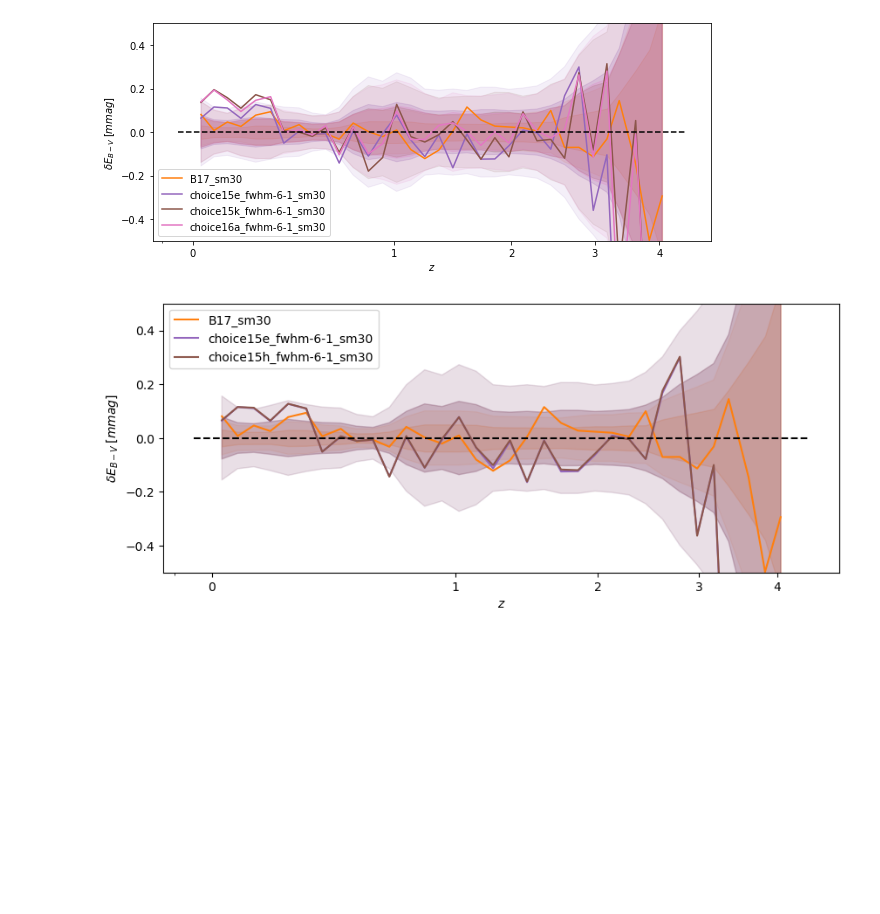
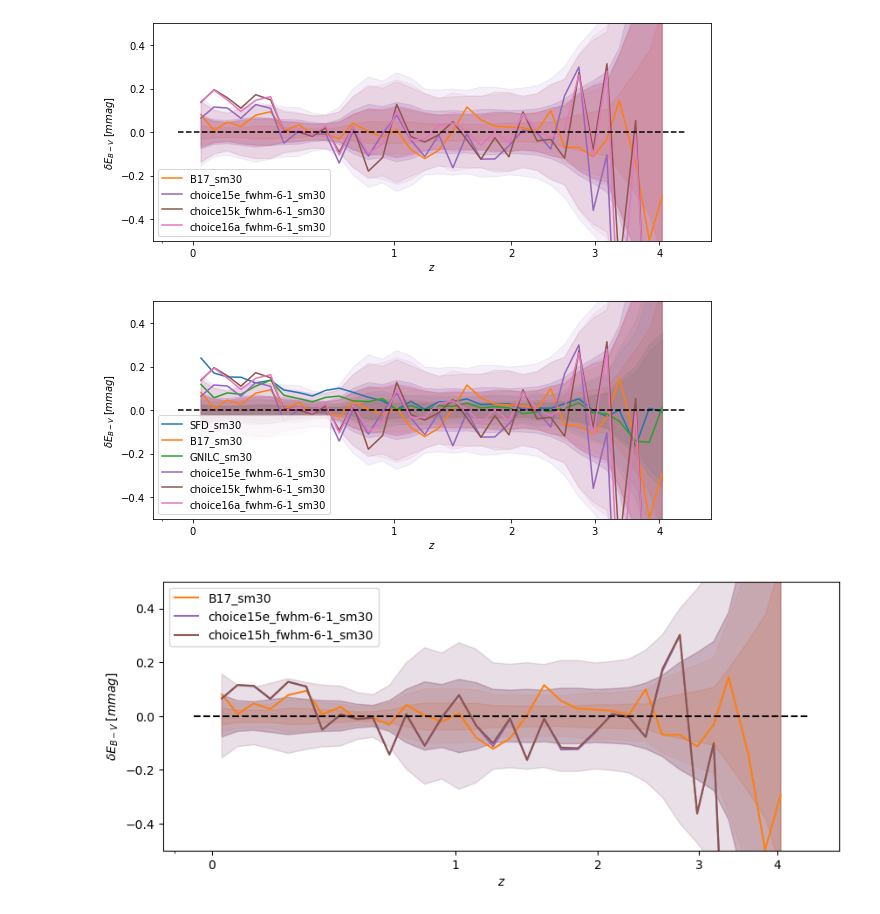
Before and after one commit to nmudur/HighLatMaps, a Jupyter notebook: notebooks_main1/2_12_15e_6-1am.ipynb, the cells around one changed output. Saved outputs shown, nothing was run; the diff lists cells and outputs as text; code cells hidden in the pictures; blank space fills up the shorter version.

```diff
--- a/notebooks_main1/2_12_15e_6-1am.ipynb
+++ b/notebooks_main1/2_12_15e_6-1am.ipynb
@@ -393,6 +393,11 @@ cycle = plt.rcParams['axes.prop_cycle'].by_key()['color']
 plot_acc_comparison(accsref, [accs15e, accs15k, accs16a], cols=cycle, ref_choice=[1])
 # %% [output]
 [figure]
+# %%
+cycle = plt.rcParams['axes.prop_cycle'].by_key()['color']
+plot_acc_comparison(accsref, [accs15e, accs15k, accs16a], cols=cycle, ref_choice=[0, 1, 2])
+# %% [output]
+[figure, added]
 # %%
 acc15h = pickle.load(open(nbtestdir+'runs/2_12/accdir/choice15h_fwhm-6-1_acc_intgn.pkl', 'rb'))
 accs15h = acc15h['accs_all']
```
Also changed, not shown: 4 other files.
